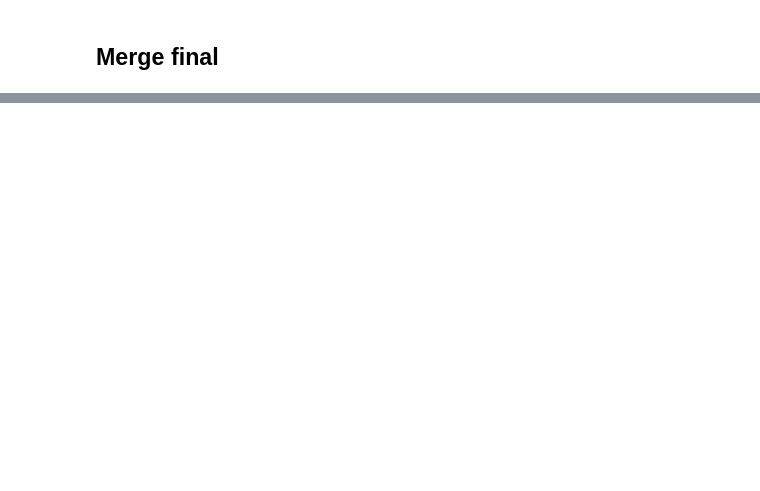
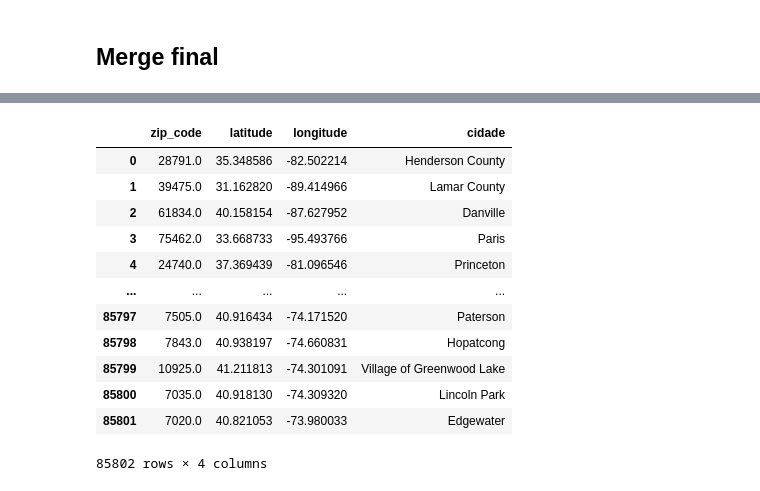
Before and after one commit to MurilloYumoto/Federal-Elections-analysis, a Jupyter notebook: df_preprocessing.ipynb, the cells around one changed output, grey strips where cells are left out. Saved outputs shown, nothing was run; the diff lists cells and outputs as text; code cells hidden in the pictures; blank space fills up the shorter version.

```diff
--- a/df_preprocessing.ipynb
+++ b/df_preprocessing.ipynb
@@ -421,3 +300,19 @@ processed_chunks_df.shape
+# %%
+processed_chunks_df
+# %% [output]
+|  | zip_code | latitude | longitude | cidade |
+| 0 | 28791.0 | 35.348586 | -82.502214 | Henderson County |
+| 1 | 39475.0 | 31.162820 | -89.414966 | Lamar County |
+| 2 | 61834.0 | 40.158154 | -87.627952 | Danville |
+| 3 | 75462.0 | 33.668733 | -95.493766 | Paris |
+| 4 | 24740.0 | 37.369439 | -81.096546 | Princeton |
+| ... | ... | ... | ... | ... |
+| 85797 | 7505.0 | 40.916434 | -74.171520 | Paterson |
+| 85798 | 7843.0 | 40.938197 | -74.660831 | Hopatcong |
+| 85799 | 10925.0 | 41.211813 | -74.301091 | Village of Greenwood Lake |
+| 85800 | 7035.0 | 40.918130 | -74.309320 | Lincoln Park |
+| 85801 | 7020.0 | 40.821053 | -73.980033 | Edgewater |
+85802 rows × 4 columns
 # %%
 merge_1 = processed_chunks_df[['zip_code', 'latitude', 'longitude']]
 amostra_teste = pd.merge(merge_1, df, on='zip_code', how='inner')
```
Also changed, not shown: parts of 5 cells of this notebook, 13 other files.
